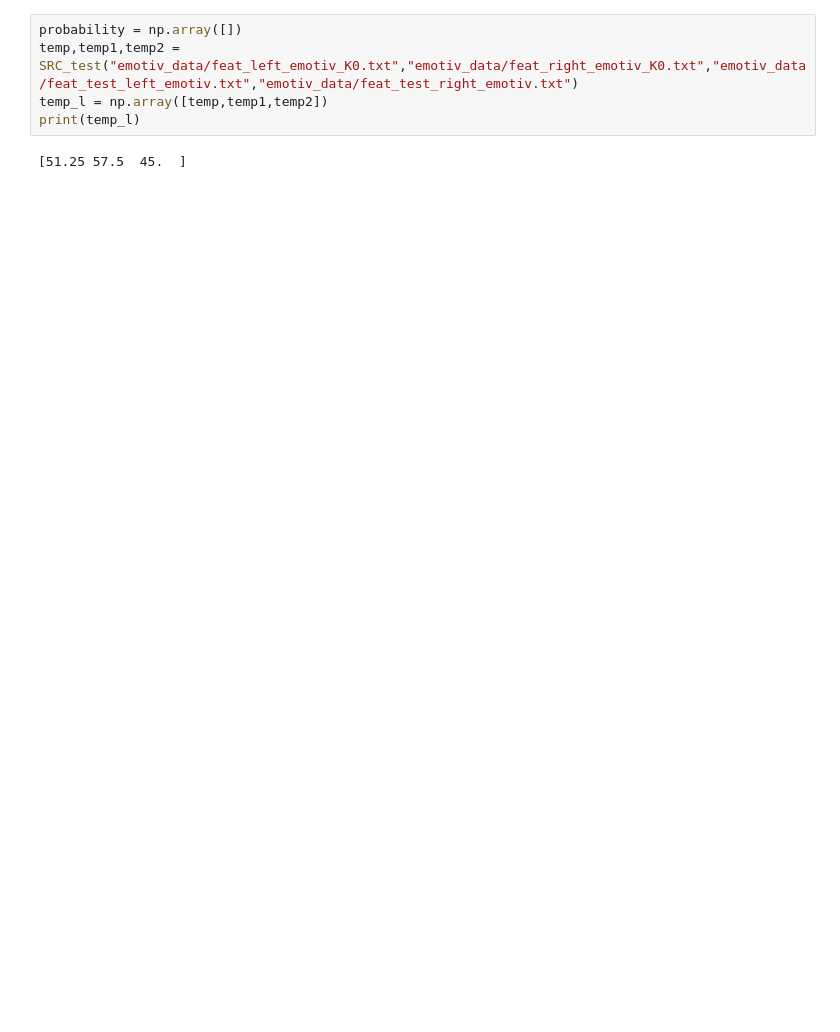
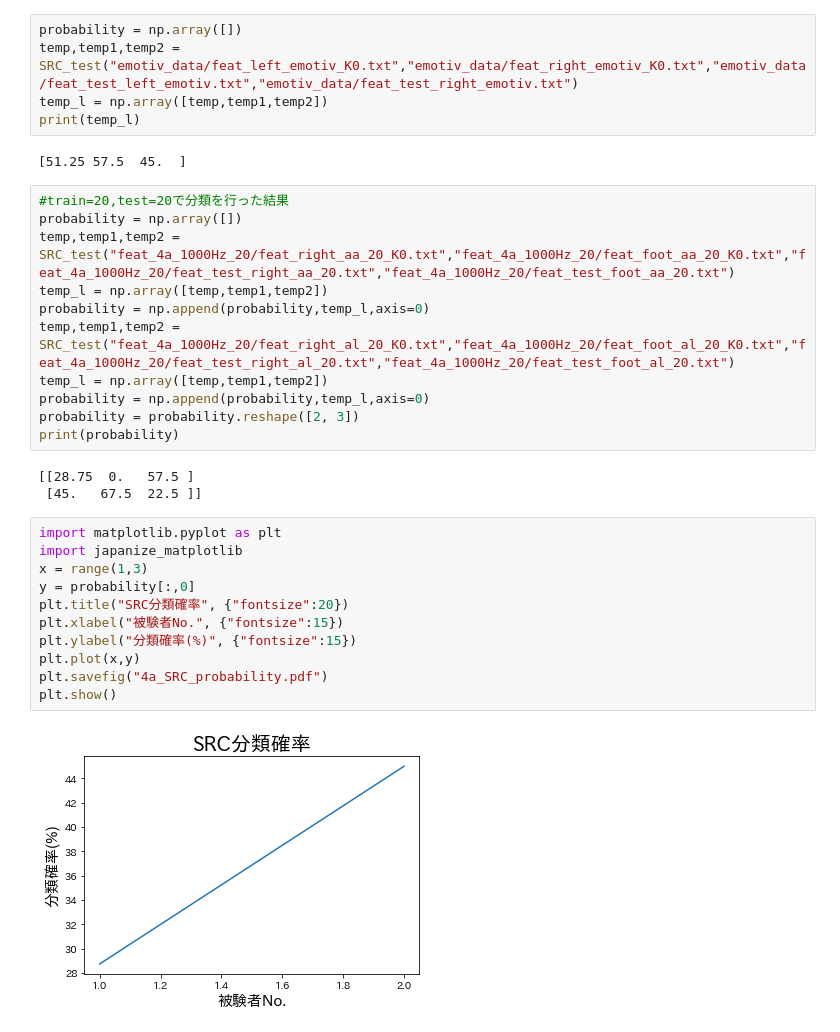
Before and after one commit to kotatakehara/BCI, a Jupyter notebook: SRC_develop/SRC_function.ipynb, the cells around one changed output. Saved outputs shown, nothing was run; the diff lists cells and outputs as text; blank space fills up the shorter version.

```diff
--- a/SRC_develop/SRC_function.ipynb
+++ b/SRC_develop/SRC_function.ipynb
@@ -137,6 +143,33 @@ temp_l = np.array([temp,temp1,temp2])
 print(temp_l)
 # %% [output]
 [51.25 57.5  45.  ]
+# %%
+#train=20,test=20で分類を行った結果
+probability = np.array([])
+temp,temp1,temp2 = SRC_test("feat_4a_1000Hz_20/feat_right_aa_20_K0.txt","feat_4a_1000Hz_20/feat_foot_aa_20_K0.txt","feat_4a_1000Hz_20/feat_test_right_aa_20.txt","feat_4a_1000Hz_20/feat_test_foot_aa_20.txt")
+temp_l = np.array([temp,temp1,temp2])
+probability = np.append(probability,temp_l,axis=0)
+temp,temp1,temp2 = SRC_test("feat_4a_1000Hz_20/feat_right_al_20_K0.txt","feat_4a_1000Hz_20/feat_foot_al_20_K0.txt","feat_4a_1000Hz_20/feat_test_right_al_20.txt","feat_4a_1000Hz_20/feat_test_foot_al_20.txt")
+temp_l = np.array([temp,temp1,temp2])
+probability = np.append(probability,temp_l,axis=0)
+probability = probability.reshape([2, 3])
+print(probability)
+# %% [output]
+[[28.75  0.   57.5 ]
+ [45.   67.5  22.5 ]]
+# %%
+import matplotlib.pyplot as plt
+import japanize_matplotlib
+x = range(1,3)
+y = probability[:,0]
+plt.title("SRC分類確率", {"fontsize":20})
+plt.xlabel("被験者No.", {"fontsize":15})
+plt.ylabel("分類確率(%)", {"fontsize":15})
+plt.plot(x,y)
+plt.savefig("4a_SRC_probability.pdf")
+plt.show()
+# %% [output]
+[figure, added]
 # %%
 probability = np.array([])
 temp,temp1,temp2 = SRC_test("feat_left_emotiv_2_K0.txt","feat_right_emotiv_2_K0.txt","feat_test_left_emotiv_2.txt","feat_test_right_emotiv_2.txt")
```
Also changed, not shown: parts of 3 cells of this notebook, 1 other file.
